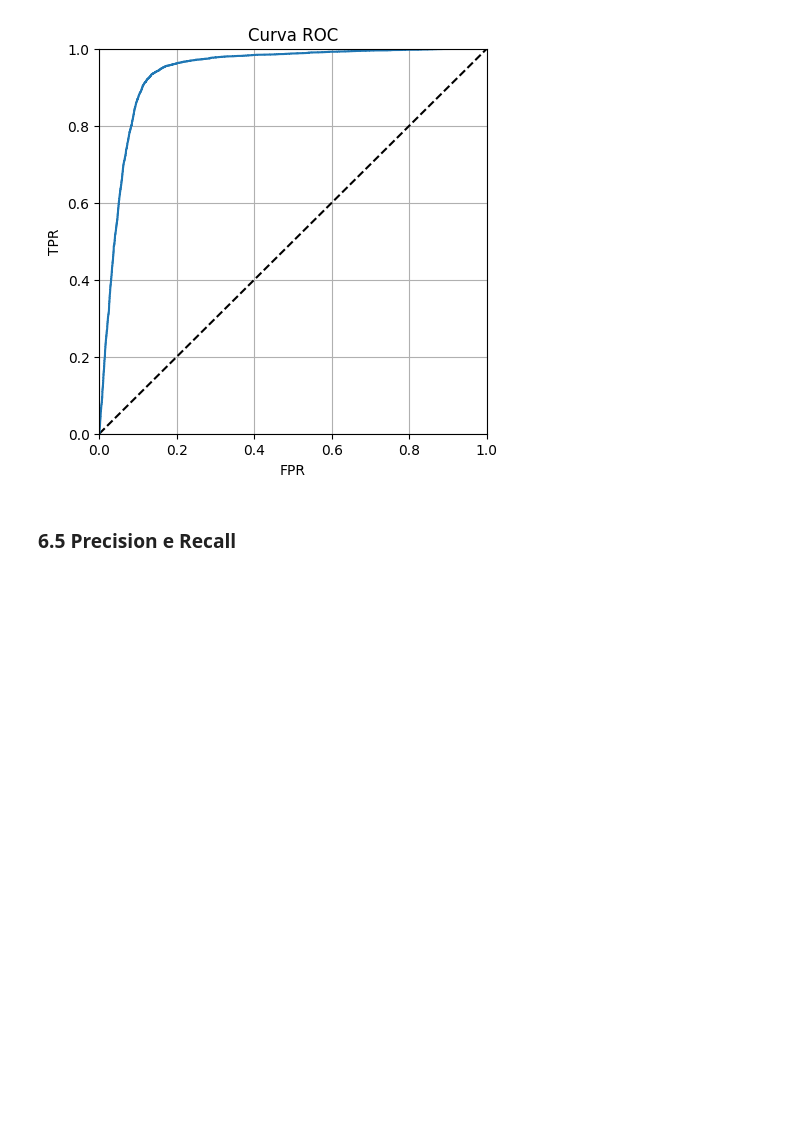
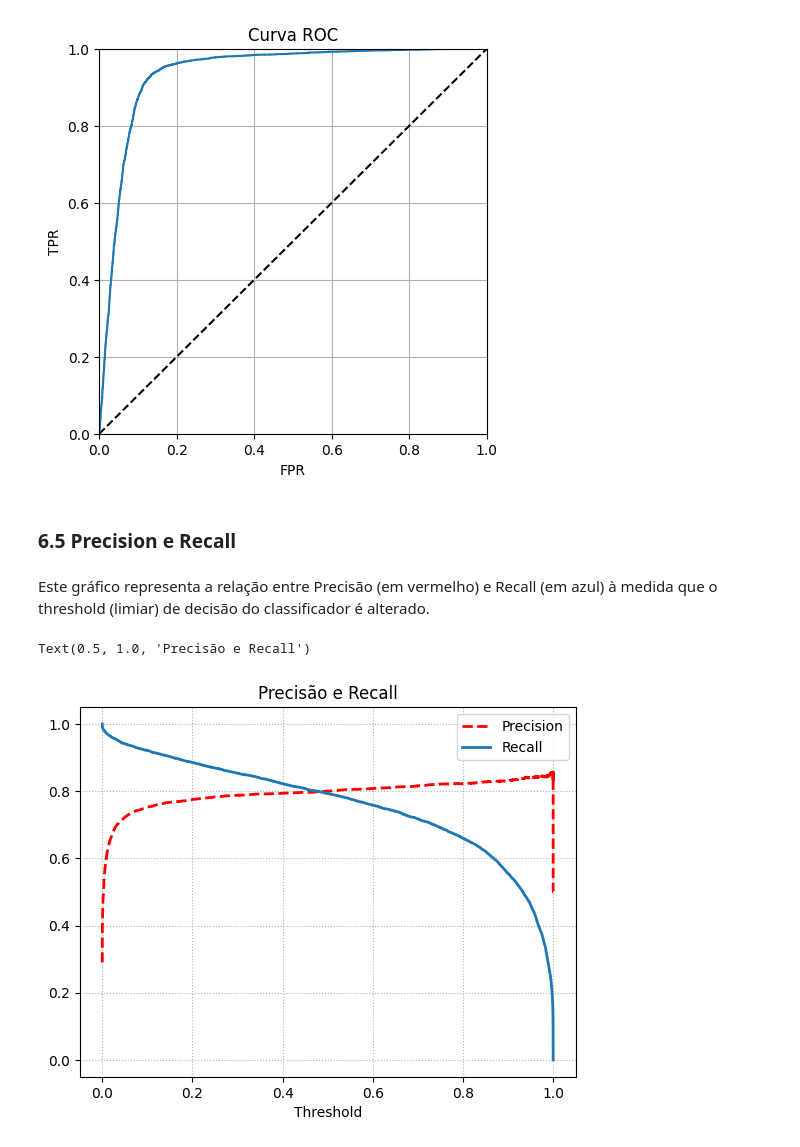
Before and after one commit to deborabmfreitas/credit-score-prediction, a Jupyter notebook: 3.data-modeling.ipynb, the cells around one changed output. Saved outputs shown, nothing was run; the diff lists cells and outputs as text; code cells hidden in the pictures; blank space fills up the shorter version.

Commit message:
finalizacao do modelo e das metricas

```diff
--- a/3.data-modeling.ipynb
+++ b/3.data-modeling.ipynb
@@ -486,8 +453,8 @@ sns.barplot(x="importance", y="feature", data=df_feature_importance, palette="Bl
 # %% [markdown]
 ### 6.3 Predict dos dados de teste
 # %%
-y_pred = xgb_final.predict(X_test_transformed)
-y_score = xgb_final.predict_proba(X_test_transformed)[:,1]
+y_pred = xgb_final_carregado.predict(X_test_transformed)
+y_score = xgb_final_carregado.predict_proba(X_test_transformed)[:,1]
 
 # print(classification_report(y_test, y_pred))
 print(f'AUC: {roc_auc_score(y_test, y_score):.3f}')
@@ -518,3 +485,17 @@ plt.show()
 [figure]
 # %% [markdown]
 ### 6.5 Precision e Recall
+# %% [markdown]
+Este gráfico representa a relação entre Precisão (em vermelho) e Recall (em azul) à medida que o threshold (limiar) de decisão do classificador é alterado.
+# %%
+precisions, recalls, thresholds = precision_recall_curve(y_test, y_score)
+# %%
+plt.plot(thresholds, precisions[:-1], lw=2, c='r', ls='--',label='Precision')
+plt.plot(thresholds, recalls[:-1], lw=2, label='Recall')
+plt.xlabel('Threshold')
+plt.legend()
+plt.grid(ls=":")
+plt.title("Precisão e Recall")
+# %% [output]
+Text(0.5, 1.0, 'Precisão e Recall')
+[figure, added]
```
Also changed, not shown: parts of 27 cells of this notebook.
